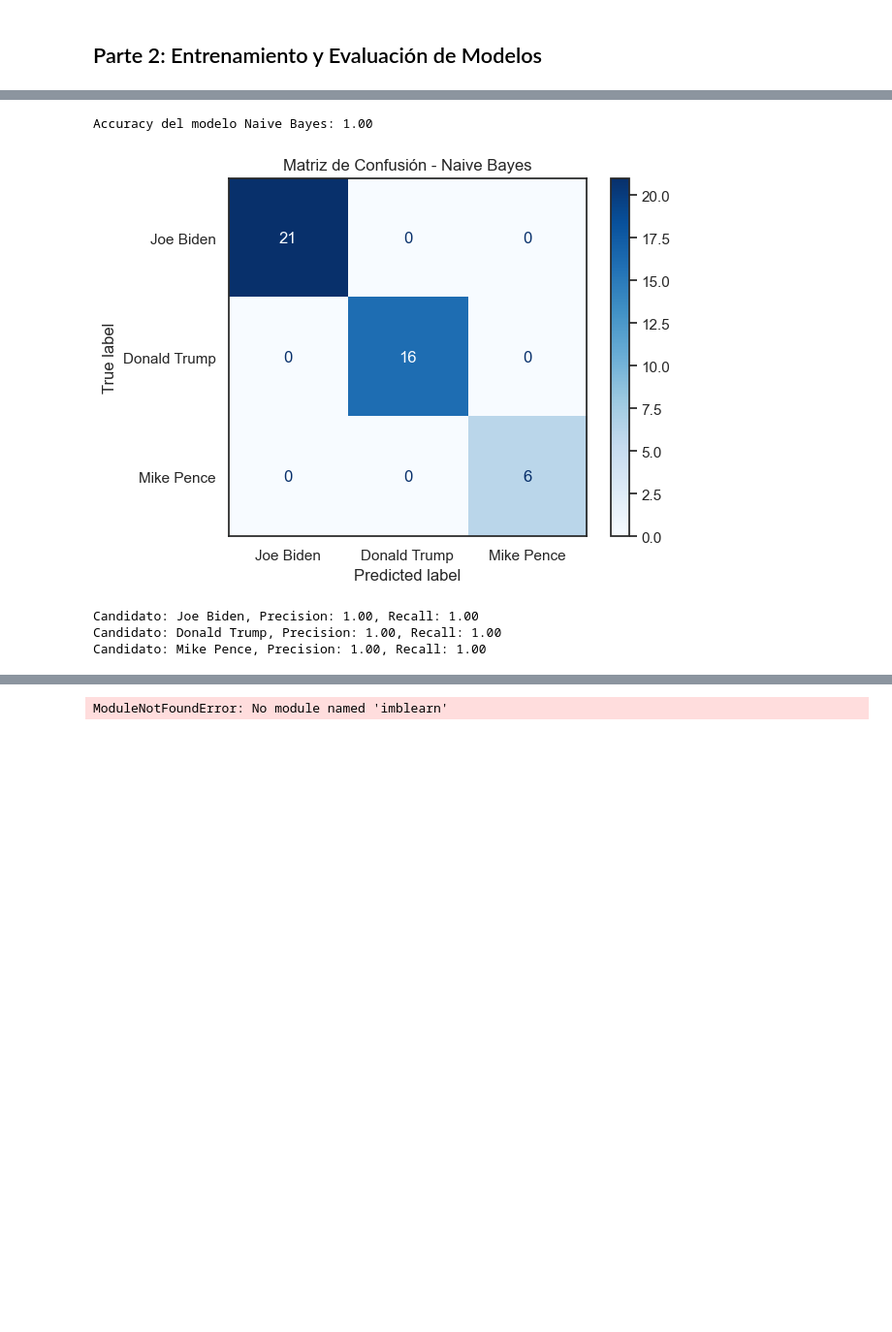
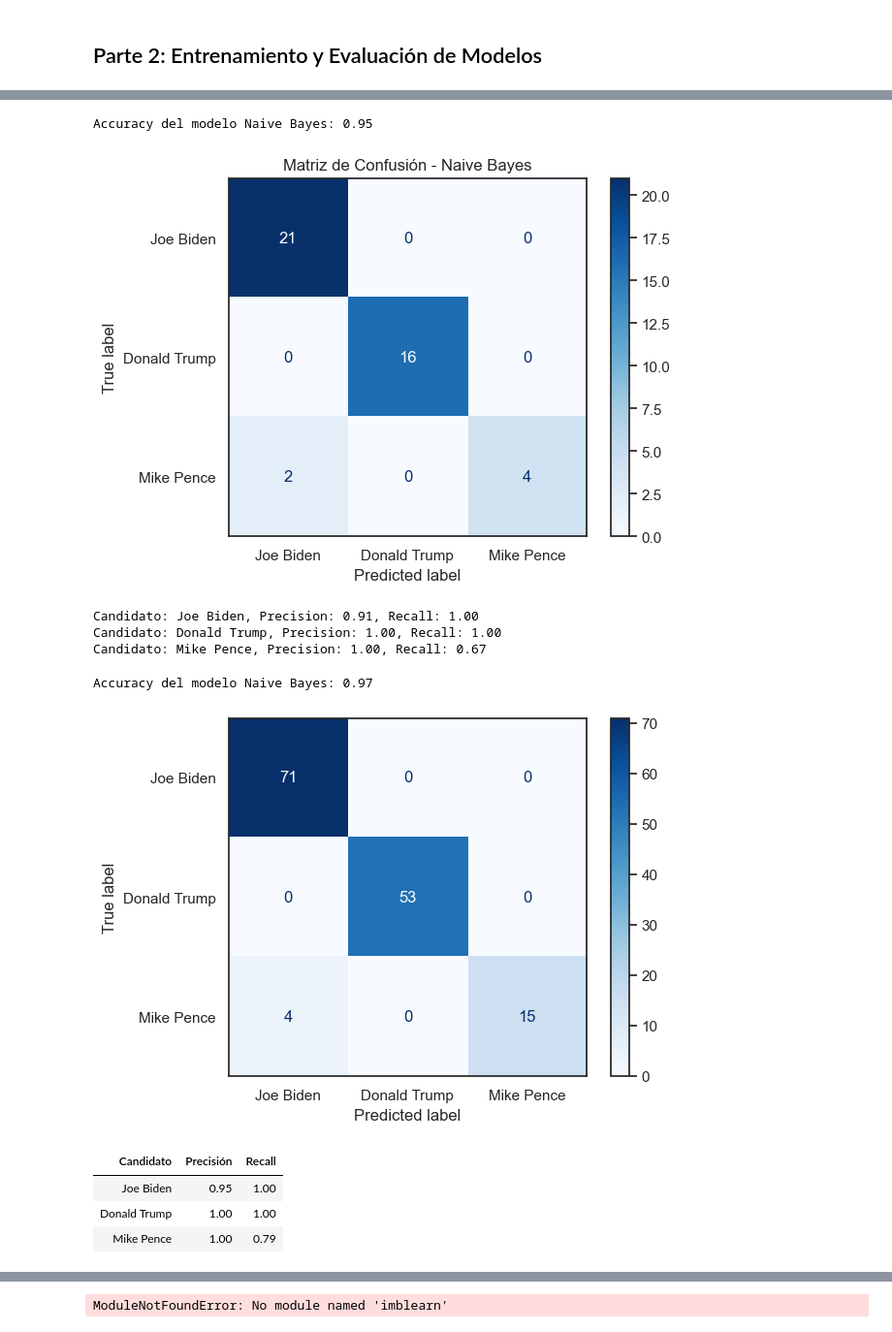
Before and after one commit to campon/intro-cd, a Jupyter notebook: Tarea_2/us2020_propuesta_estudiantes.ipynb, the cells around one changed output, grey strips where cells are left out. Shown at 97% size. Drawn from its saved outputs; the diff is of its cells as text; code cells hidden in the pictures; blank space fills up the shorter version.

```diff
--- a/Tarea_2/us2020_propuesta_estudiantes.ipynb
+++ b/Tarea_2/us2020_propuesta_estudiantes.ipynb
@@ -496,6 +503,6 @@ Mejores parámetros encontrados:
 # %%
 # entrenamiento del modelo Multinomial Naive Bayes bajo el resultado de GridSearchCV
-nb_model = MultinomialNB(alpha=0.01, fit_prior=True)
+nb_model = MultinomialNB(alpha=0.015, fit_prior=True)
 nb_model.fit(X_dev_tfidf, y_dev)
 
 # Predicción sobre el conjunto de test
@@ -521,8 +528,8 @@ recall = recall_score(y_test, y_pred, average=None, labels=top_3_candidates)
 for candidate, prec, rec in zip(top_3_candidates, precision, recall):
     print(f"Candidato: {candidate}, Precision: {prec:.2f}, Recall: {rec:.2f}")
 # %% [output]
-Accuracy del modelo Naive Bayes: 1.00
+Accuracy del modelo Naive Bayes: 0.95
 [figure]
-Candidato: Joe Biden, Precision: 1.00, Recall: 1.00
+Candidato: Joe Biden, Precision: 0.91, Recall: 1.00
 Candidato: Donald Trump, Precision: 1.00, Recall: 1.00
-Candidato: Mike Pence, Precision: 1.00, Recall: 1.00
+Candidato: Mike Pence, Precision: 1.00, Recall: 0.67
@@ -530,0 +536,64 @@ Candidato: Mike Pence, Precision: 1.00, Recall: 1.00
+# %%
+# 3: Elija el mejor modelo (mejores parámetros) y vuelva a entrenar sobre todo el conjunto de entrenamiento disponible (sin quitar datos para validación). Reporte el valor final de las métricas y la matriz de confusión.
+
+#df_speeches_top_3["text"]
+#df_speeches_top_3["speaker"]
+data = vectorizer.fit_transform(df_speeches_top_3["text"])
+data_tfidf = TfidfTransformer(use_idf=True).fit_transform(data)
+
+# entrenamiento del modelo Multinomial Naive Bayes bajo el resultado de GridSearchCV
+nb_model = MultinomialNB(alpha=0.0275, fit_prior=True)
+nb_model.fit(data_tfidf, df_speeches_top_3["speaker"])
+
+# Predicción sobre el conjunto de test
+y_pred = nb_model.predict(data_tfidf)
+
+# set sns set to none
+sns.set(style="white")  # Fondo blanco sin grilla
+
+# reporte de accuracy
+accuracy = accuracy_score(df_speeches_top_3["speaker"], y_pred)
+print(f"Accuracy del modelo Naive Bayes: {accuracy:.2f}")
+# matriz de confusión
+cm = confusion_matrix(df_speeches_top_3["speaker"], y_pred, labels=top_3_candidates)
+disp = ConfusionMatrixDisplay(confusion_matrix=cm, display_labels=top_3_candidates)
+disp.plot(cmap=plt.cm.Blues)
+#plt.title('Matriz de Confusión - Naive Bayes')
+plt.show()
+
+# reporte de precision y recall
+precision = precision_score(df_speeches_top_3["speaker"], y_pred, average=None, labels=top_3_candidates)
+recall = recall_score(df_speeches_top_3["speaker"], y_pred, average=None, labels=top_3_candidates)
+#for candidate, prec, rec in zip(top_3_candidates, precision, recall):
+#    print(f"Candidato: {candidate}, Precision: {prec:.2f}, Recall: {rec:.2f}")
+
+from great_tables import GT
+import pandas as pd
+
+# Supongamos que ya tenés estas variables:
+df_metrics = pd.DataFrame({
+    "Candidato": top_3_candidates,
+    "Precisión": precision,
+    "Recall": recall
+})
+
+(
+    GT(df_metrics)
+    .cols_label(
+        Candidato="Candidato",
+        Precisión="Precisión",
+        Recall="Recall"
+    )
+    .fmt_number(columns=["Precisión", "Recall"], decimals=2)
+    #.tab_header(
+        #title="Evaluación del modelo Naive Bayes",
+        #subtitle="Precisión y Recall por candidato"
+    #)
+)
+# %% [output]
+Accuracy del modelo Naive Bayes: 0.97
+[figure, added]
+| Candidato | Precisión | Recall |
+| Joe Biden | 0.95 | 1.00 |
+| Donald Trump | 1.00 | 1.00 |
+| Mike Pence | 1.00 | 0.79 |
```
Also changed, not shown: parts of 9 cells of this notebook.
